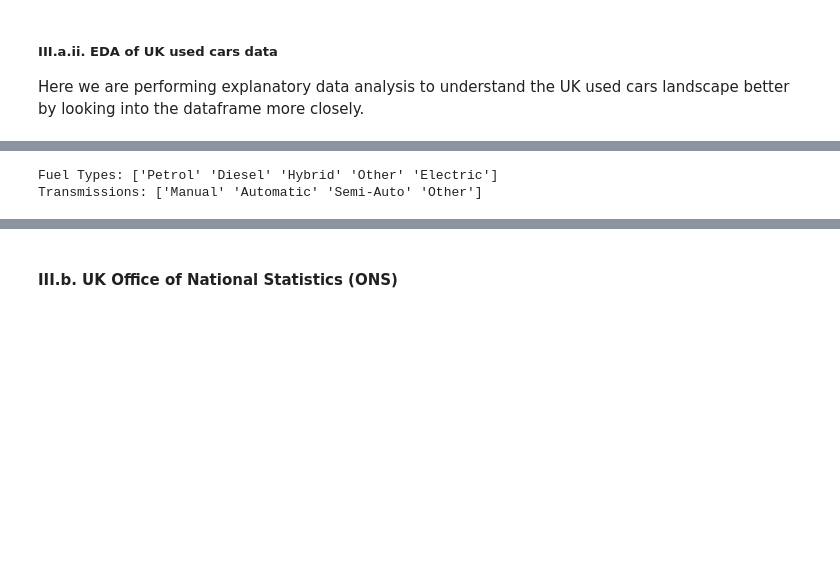
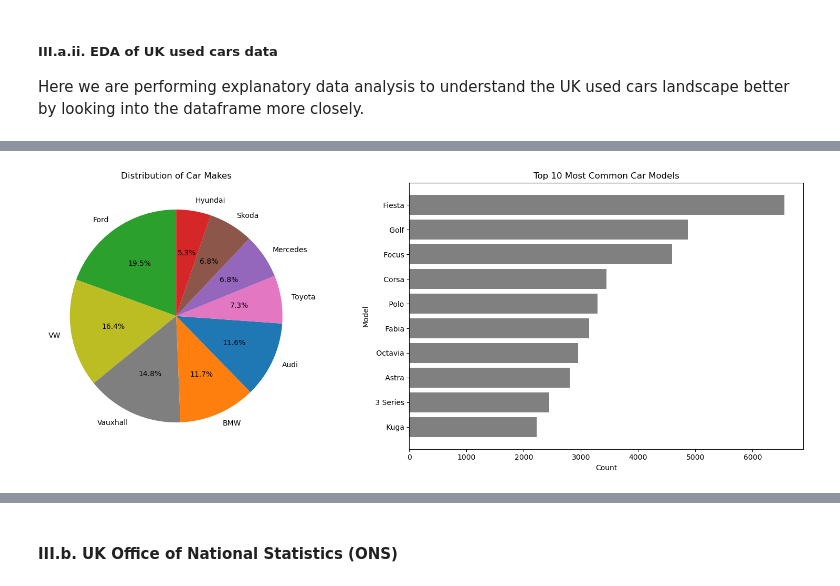
Before and after one commit to pholmes116/UK-used-car-prices-public, a Jupyter notebook: UK_car_rental.ipynb, the cells around one changed output, grey strips where cells are left out. Saved outputs shown, nothing was run; the diff lists cells and outputs as text; code cells hidden in the pictures; blank space fills up the shorter version.

Commit message:
Push EDA
Finished UK Cars DataFrame and UK Cars EDA

```diff
--- a/UK_car_rental.ipynb
+++ b/UK_car_rental.ipynb
@@ -232,8 +235 @@ engineSize         32
 dtype: int64
-# %%
-# Focus: Unique values for fuelType and transmission
-print("Fuel Types:", uk_cars_data['fuelType'].unique())
-print("Transmissions:", uk_cars_data['transmission'].unique())
-# %% [output]
-Fuel Types: ['Petrol' 'Diesel' 'Hybrid' 'Other' 'Electric']
-Transmissions: ['Manual' 'Automatic' 'Semi-Auto' 'Other']
@@ -239,0 +241,29 @@ Transmissions: ['Manual' 'Automatic' 'Semi-Auto' 'Other']
+# %%
+# 3. Overview of car makes and models
+
+# Create a list of unique car makes
+unique_makes = uk_cars_data["Make"].unique()
+
+# Count the occurrences of each make and top 10 models
+make_counts = uk_cars_data["Make"].value_counts()
+model_counts = uk_cars_data["model"].value_counts()
+top_10_models = model_counts.head(10)
+
+# Create subplots with 1 row and 2 columns
+fig, axes = plt.subplots(nrows=1, ncols=2, figsize=(16, 6))
+
+# Plot the pie chart in the first subplot
+axes[0].pie(make_counts, labels=make_counts.index, autopct='%1.1f%%', startangle=90, colors=[color_map[make] for make in make_counts.index])
+axes[0].set_title("Distribution of Car Makes")
+
+# Plot the horizontal bar chart in the second subplot
+axes[1].barh(top_10_models.index, top_10_models.values, color=[color_map.get(make, "gray") for make in top_10_models.index])
+axes[1].set_xlabel("Count")
+axes[1].set_ylabel("Model")
+axes[1].set_title("Top 10 Most Common Car Models")
+axes[1].invert_yaxis()
+
+plt.tight_layout()
+plt.show()
+# %% [output]
+[figure, added]
```
Also changed, not shown: parts of 9 cells of this notebook.
